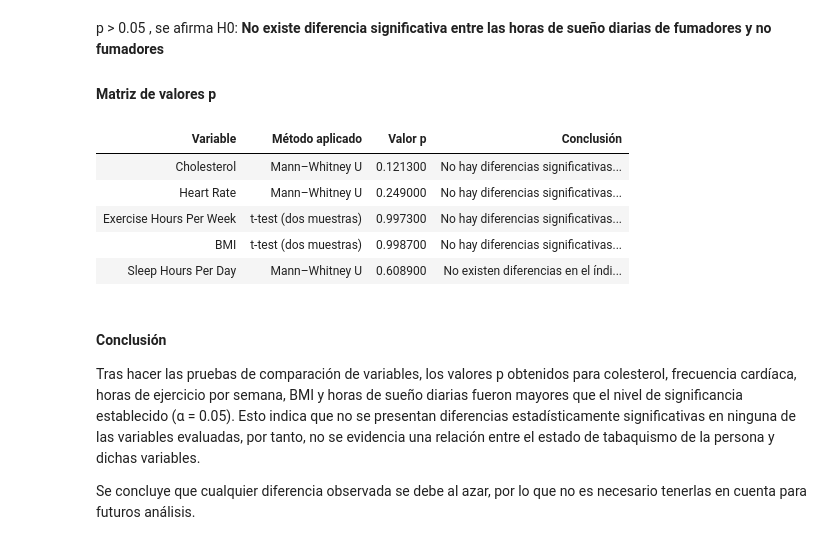
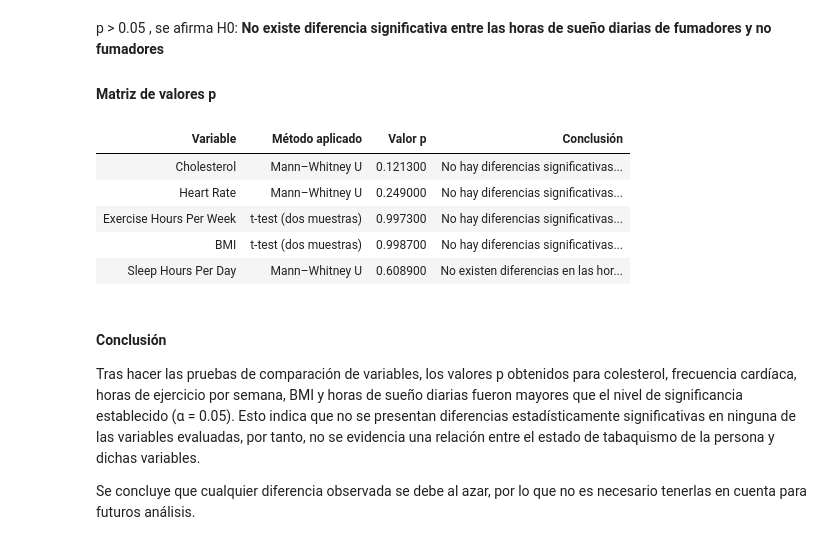
Before and after one commit to danieladonado/Estad-stica_proyecto, a Jupyter notebook: proyecto_1.ipynb, the cells around one changed output. Saved outputs shown, nothing was run; the diff lists cells and outputs as text; code cells hidden in the pictures.

```diff
--- a/proyecto_1.ipynb
+++ b/proyecto_1.ipynb
@@ -1200,37 +1201,37 @@ data = {
     'Método aplicado': ['Mann–Whitney U', 'Mann–Whitney U', 't-test (dos muestras)',
                         't-test (dos muestras)', 'Mann–Whitney U'],
     'Valor p': [0.1213, 0.2490, 0.9973, 0.9987, 0.6089],
     'Conclusión': [
         'No hay diferencias significativas entre grupos.',
-        'No hay diferencias significativas en las horas de sueño.',
         'No hay diferencias significativas en la frecuencia cardíaca.',
-        'No hay diferencias significativas en horas de ejercicio.',
-        'No existen diferencias en el índice de masa corporal.'
+        'No hay diferencias significativas en la horas de ejercicio.',
+        'No hay diferencias significativas en el índice de masa corporal.',
+        'No existen diferencias en las horas de sueño. '
     ]
 }
 
 tabla = pd.DataFrame(data)
 e= (
     tabla.style
     .set_table_styles([
         {'selector': 'th.col0', 'props': [('background-color', 'skyblue'), ('color', 'black')]},
         {'selector': 'th.col1', 'props': [('background-color', 'salmon'), ('color', 'black')]},
         {'selector': 'th.col2', 'props': [('background-color', 'skyblue'), ('color', 'black')]},
         {'selector': 'th.col3', 'props': [('background-color', 'salmon'), ('color', 'black')]},
         {'selector': 'th', 'props': [('text-align', 'center'), ('font-weight', 'bold'), ('border', '1px solid #ccc')]},
         {'selector': 'td', 'props': [('text-align', 'center'), ('border', '1px solid #ccc'), ('font-size', '13px')]}
     ])
     .hide(axis="index")
 )
 
 e
 # %% [output]
 | Variable | Método aplicado | Valor p | Conclusión |
 | Cholesterol | Mann–Whitney U | 0.121300 | No hay diferencias significativas... |
 | Heart Rate | Mann–Whitney U | 0.249000 | No hay diferencias significativas... |
 | Exercise Hours Per Week | t-test (dos muestras) | 0.997300 | No hay diferencias significativas... |
 | BMI | t-test (dos muestras) | 0.998700 | No hay diferencias significativas... |
-| Sleep Hours Per Day | Mann–Whitney U | 0.608900 | No existen diferencias en el índi... |
+| Sleep Hours Per Day | Mann–Whitney U | 0.608900 | No existen diferencias en las hor... |
 # %% [markdown]
 #### **Conclusión**
 Tras hacer las pruebas de comparación de variables, los valores p obtenidos para colesterol, frecuencia cardíaca, horas de ejercicio por semana, BMI y horas de sueño diarias fueron mayores que el nivel de significancia establecido (α = 0.05). Esto indica que no se presentan diferencias estadísticamente significativas en ninguna de las variables evaluadas, por tanto, no se evidencia una relación entre el estado de tabaquismo de la persona y dichas variables.
```
Also changed, not shown: parts of 5 cells of this notebook.
